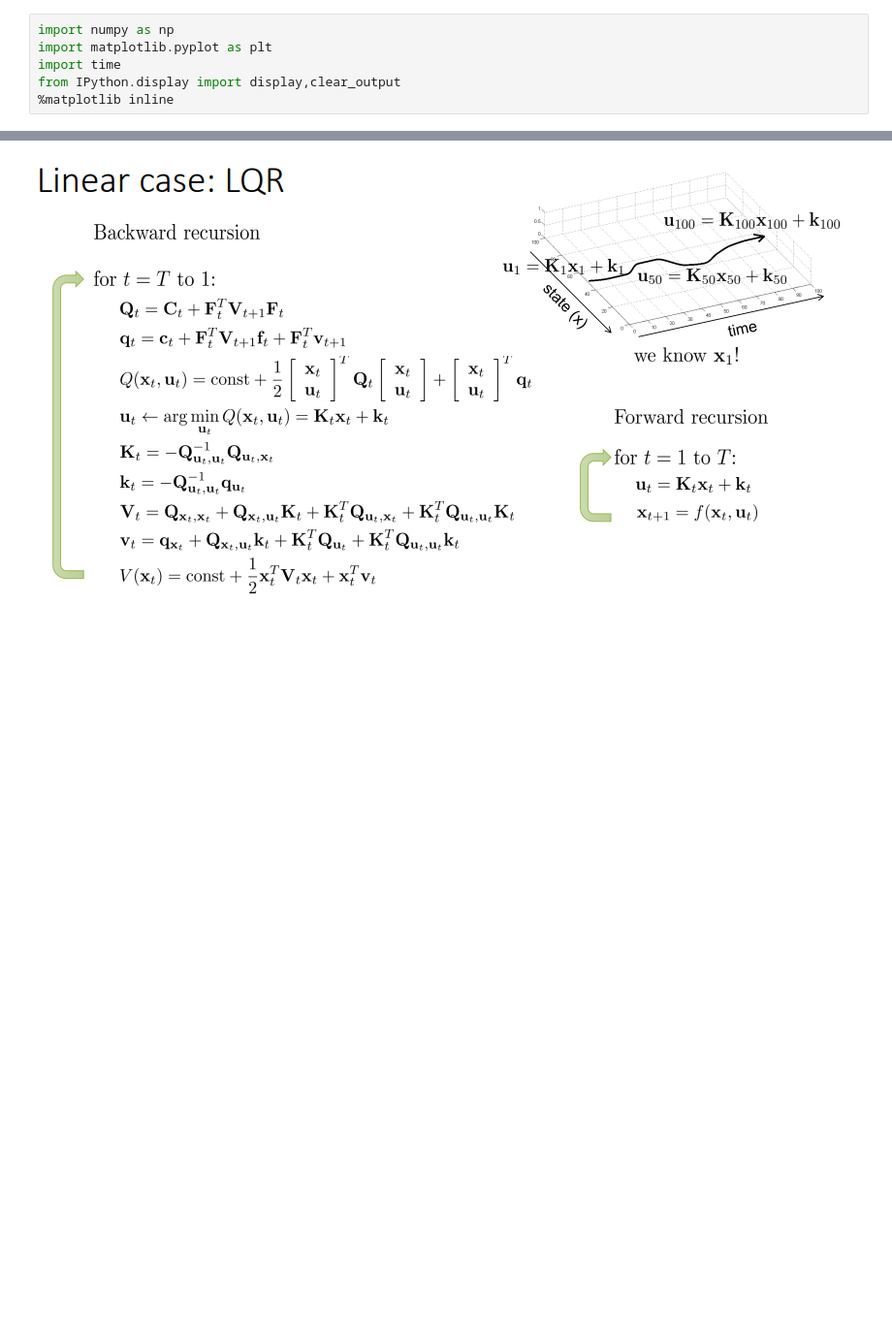
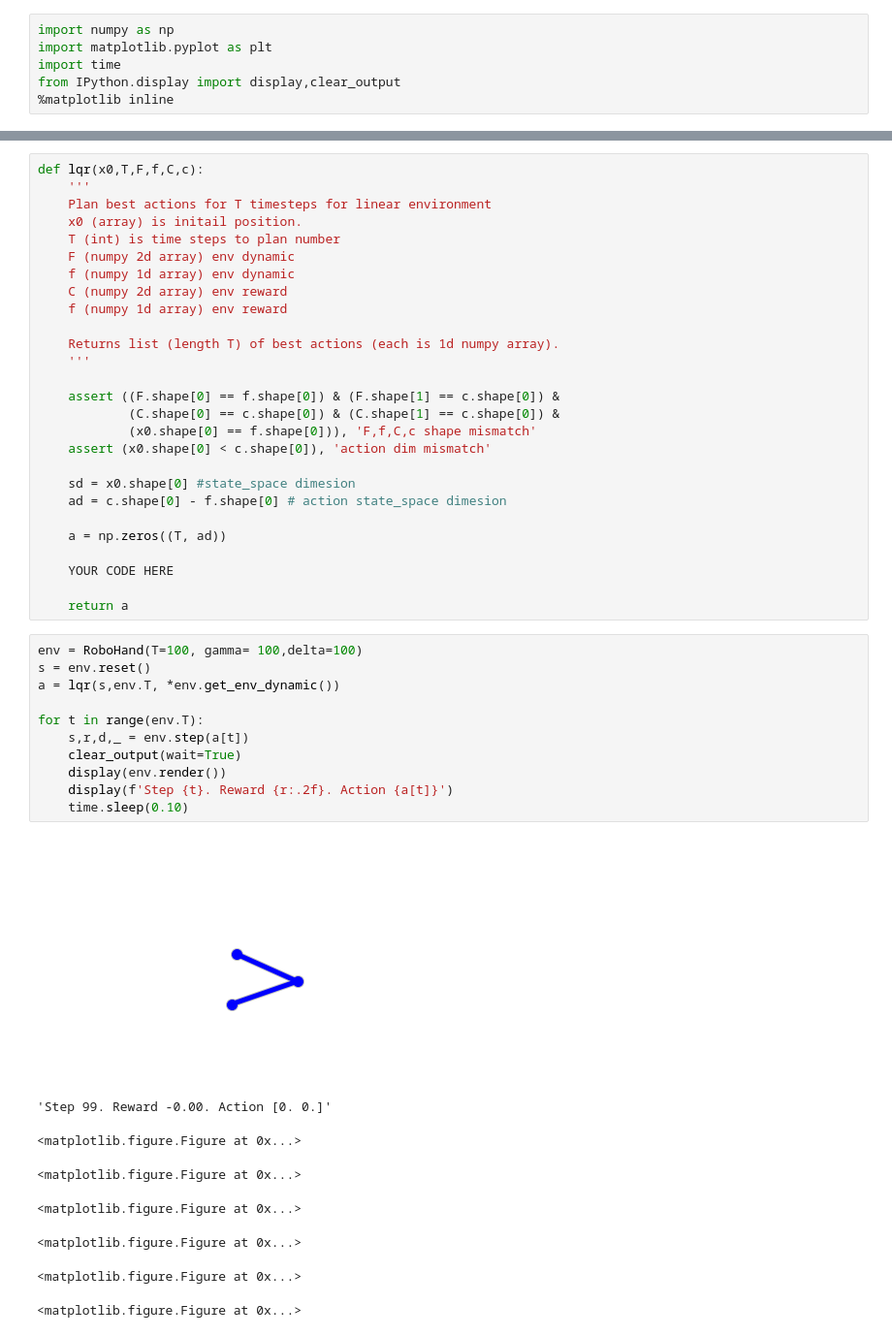
Before and after one commit to hvedr/tcs-risk-rl-course, a Jupyter notebook: seminars/Homework7.Model-based-methods.Part1.ipynb, the cells around one changed output, grey strips where cells are left out. Shown: that part at 97% size. Cells and saved outputs as stored; diff of their text form; blank space fills up the shorter version.

```diff
--- a/seminars/Homework7.Model-based-methods.Part1.ipynb
+++ b/seminars/Homework7.Model-based-methods.Part1.ipynb
@@ -128,2 +142,47 @@ for _ in range(20):
-# %% [markdown]
-![a](embedded-picture-1)
+# %%
+def lqr(x0,T,F,f,C,c):
+    '''
+    Plan best actions for T timesteps for linear environment
+    x0 (array) is initail position.
+    T (int) is time steps to plan number
+    F (numpy 2d array) env dynamic
+    f (numpy 1d array) env dynamic
+    C (numpy 2d array) env reward
+    f (numpy 1d array) env reward
+
+    Returns list (length T) of best actions (each is 1d numpy array).
+    '''
+
+    assert ((F.shape[0] == f.shape[0]) & (F.shape[1] == c.shape[0]) &
+            (C.shape[0] == c.shape[0]) & (C.shape[1] == c.shape[0]) &
+            (x0.shape[0] == f.shape[0])), 'F,f,C,c shape mismatch'
+    assert (x0.shape[0] < c.shape[0]), 'action dim mismatch'
+
+    sd = x0.shape[0] #state_space dimesion
+    ad = c.shape[0] - f.shape[0] # action state_space dimesion
+
+    a = np.zeros((T, ad))
+
+    YOUR CODE HERE
+
+    return a
+# %%
+env = RoboHand(T=100, gamma= 100,delta=100)
+s = env.reset()
+a = lqr(s,env.T, *env.get_env_dynamic())
+
+for t in range(env.T):
+    s,r,d,_ = env.step(a[t])
+    clear_output(wait=True)
+    display(env.render())
+    display(f'Step {t}. Reward {r:.2f}. Action {a[t]}')
+    time.sleep(0.10)
+# %% [output]
+[figure, added]
+'Step 99. Reward -0.00. Action [0. 0.]'
+<matplotlib.figure.Figure at 0x...>
+<matplotlib.figure.Figure at 0x...>
+<matplotlib.figure.Figure at 0x...>
+<matplotlib.figure.Figure at 0x...>
+<matplotlib.figure.Figure at 0x...>
+<matplotlib.figure.Figure at 0x...>
```
Also changed, not shown: parts of 10 cells of this notebook.
